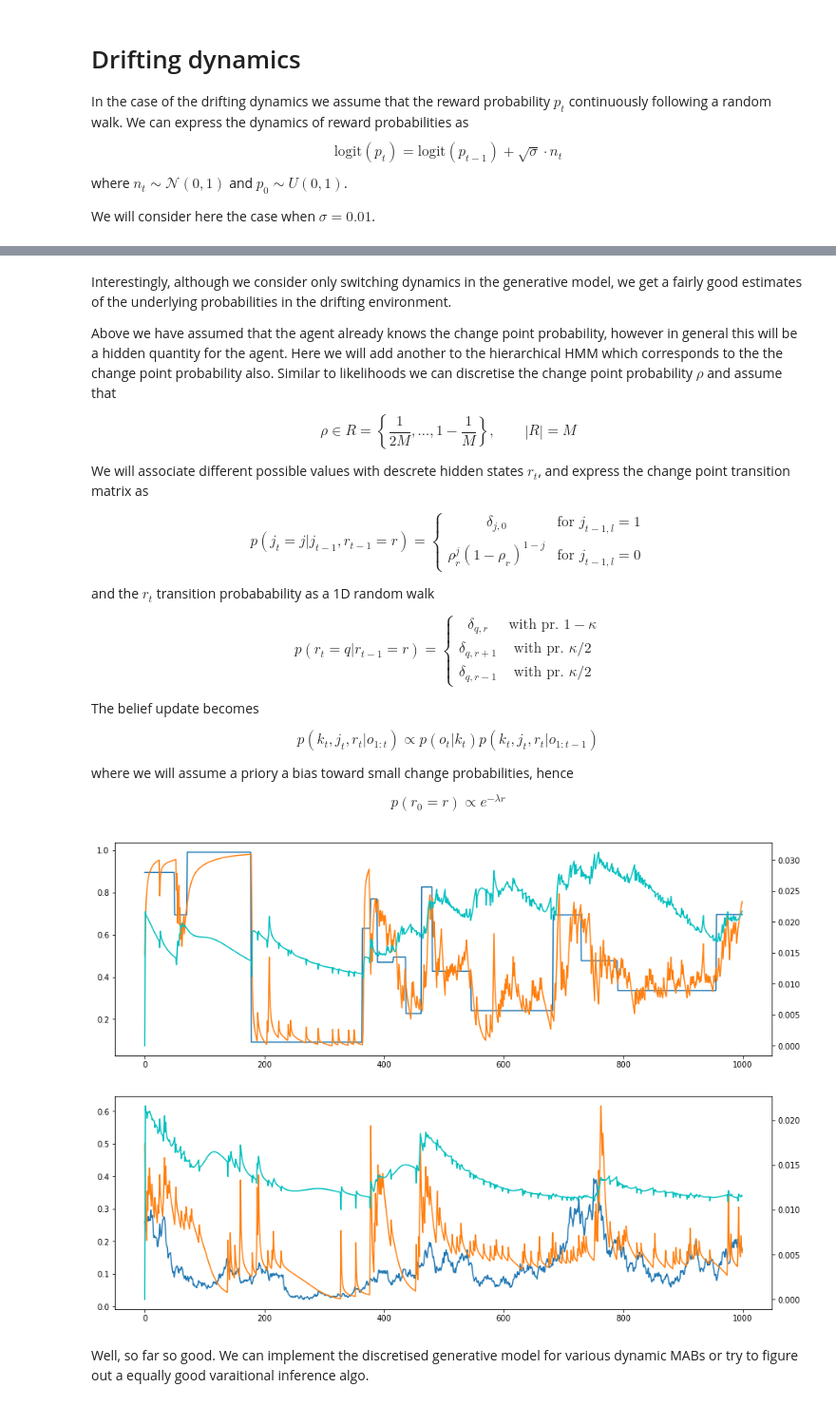
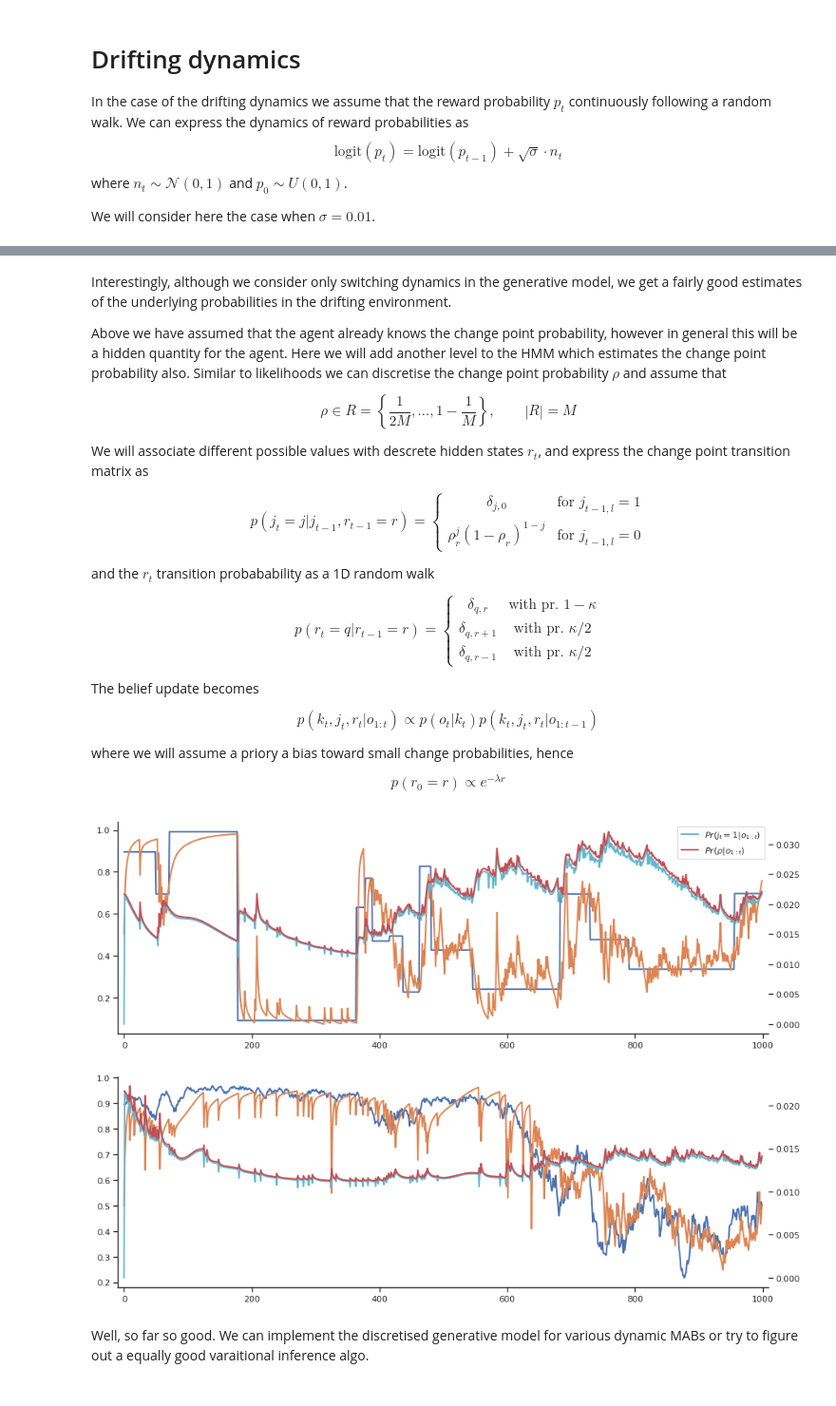
Before and after one commit to dimarkov/aibandits, a Jupyter notebook: notebooks/inference_algorithms_comparison.ipynb, the cells around one changed output, grey strips where cells are left out. Shown at 95% size. Saved outputs shown, nothing was run; the diff lists cells and outputs as text; code cells hidden in the pictures.

```diff
--- a/notebooks/inference_algorithms_comparison.ipynb
+++ b/notebooks/inference_algorithms_comparison.ipynb
@@ -91,20 +90,22 @@ where $n_t \sim \mathcal{N}(0, 1)$ and $p_0 \sim U(0, 1)$.
 
 We will consider here the case when $\sigma=0.01$.
 # %%
-from environment import generative_process_drift
-sigma = .01
-process = lambda *args: generative_process_drift(*args, sigma=sigma)
+from bandits.environment import generative_process_drift
+
+def process_drft(*args, sigma=.01):
+    return generative_process_drift(*args, sigma=sigma)
 # %%
-sequence = simulator(process, N=N)
+sequence = simulator(process_drft, N=N)
+
+probs_drft = sequence['probs']
 
 plt.subplots(figsize=(15, 5))
-plt.plot(sequence['probs'])
+plt.plot(probs_drft.flatten())
 
 obs_drft = sequence['rewards']
-probs_drft = sequence['probs']
 
-obs = obs_drft.astype(np.int32)
-log_like_drft = np.log(probs_drft) * obs + np.log(1 - probs_drft) * (1 - obs)
+obs = obs_drft.astype(np.int32).flatten()
+log_like_drft = np.log(probs_drft.flatten()) * obs + np.log(1 - probs_drft.flatten()) * (1 - obs)
 
-print(log_like_drft.sum(axis=0))
+print(log_like_drft.sum())
 # %% [output]
@@ -558,7 +513,7 @@ where $\hat{\omega} = \int \omega Q(\omega) d \omega$. Finally, the update of $Q
 # %% [markdown]
 Interestingly, although we consider only switching dynamics in the generative model, we get a fairly good estimates of the underlying probabilities in the drifting environment.
 
-Above we have assumed that the agent already knows the change point probability, however in general this will be a hidden quantity for the agent. Here we will add another to the hierarchical HMM which corresponds to the  the change point probability also. Similar to likelihoods we can discretise the change point probability $\rho$ and assume that
+Above we have assumed that the agent already knows the change point probability, however in general this will be a hidden quantity for the agent. Here we will add another level to the HMM which estimates the change point probability also. Similar to likelihoods we can discretise the change point probability $\rho$ and assume that
 
 $$ \rho \in R = \left\{ \frac{1}{2M}, \ldots, 1-\frac{1}{M} \right\}, \qquad |R| = M$$
 
@@ -623,47 +578,50 @@ def learning(outcomes, D=10, M=10):
     _, sequence = lax.scan(scan_fn, probs, outcomes)
 
     return sequence[0], sequence[1], sequence[2], sequence[3]
 
 D = 100
 M = 50
 
 log_likes = []
 
 for i in range(N):
-    m, e, r1, post = learning(obs_swtch[:,i], D=D, M=M)
+    m, e, r1, post = learning(obs_swtch[:, i, 0], D=D, M=M)
 
-    #if i == 0:
-    fig, ax = plt.subplots(figsize=(15, 5))
-    ax.plot(probs_swtch[:,i])
-    ax.plot(m)
-    axt = ax.twinx()
-    axt.plot(e, 'c')
+    if i == 0:
+        fig, ax = plt.subplots(figsize=(15, 5))
+        ax.plot(probs_swtch[:, i])
+        ax.plot(m)
+        axt = ax.twinx()
+        axt.plot(e, 'c', label=r'$Pr(j_t=1|o_{1:t})$')
+        axt.plot(r1, 'r', label=r'$Pr(\rho|o_{1:t})$')
+        axt.legend()
 
-    log_like = np.array([m[j]*o + (1-m[j])*(1-o) for j, o in enumerate(obs_swtch[:,i])])
+    log_like = np.array([m[j]*o + (1-m[j])*(1-o) for j, o in enumerate(obs_swtch[:, i, 0])])
     log_likes.append(np.log(log_like))
 
 F_swtch.append(np.array(log_likes).T)
-learning_names.append("discrete states with volatility")
+learning_names.append("HierarchicalHMM")
 
 log_likes = []
 
 for i in range(N):
 
-    m, e, r2, post = learning(obs_drft[:,i], D=D, M=M)
+    m, e, r2, post = learning(obs_drft[:, i, 0], D=D, M=M)
 
     if i == 0:
         fig, ax = plt.subplots(figsize=(15, 5))
         ax.plot(probs_drft[:,i])
         ax.plot(m)
         axt = ax.twinx()
-        axt.plot(e, 'c')
+        axt.plot(e, 'c', label=r'$Pr(j_t=1|o_{1:t})$')
+        axt.plot(r2, 'r', label=r'$Pr(\rho|o_{1:t})$')
 
-    log_like = np.array([m[j]*o + (1-m[j])*(1-o) for j, o in enumerate(obs_drft[:,i])])
+    log_like = np.array([m[j]*o + (1-m[j])*(1-o) for j, o in enumerate(obs_drft[:, i, 0])])
     log_likes.append(np.log(log_like))
 F_drft.append(np.array(log_likes).T)
 # %% [output]
-[figure, old version]
+[figure, new version]
-[figure, old version]
+[figure, new version]
 # %% [markdown]
 Well, so far so good. We can implement the discretised generative model for various dynamic MABs or try to figure out a equally good varaitional inference algo.
 # %% [markdown]
```
Also changed, not shown: parts of 19 cells of this notebook, 1 other file.
